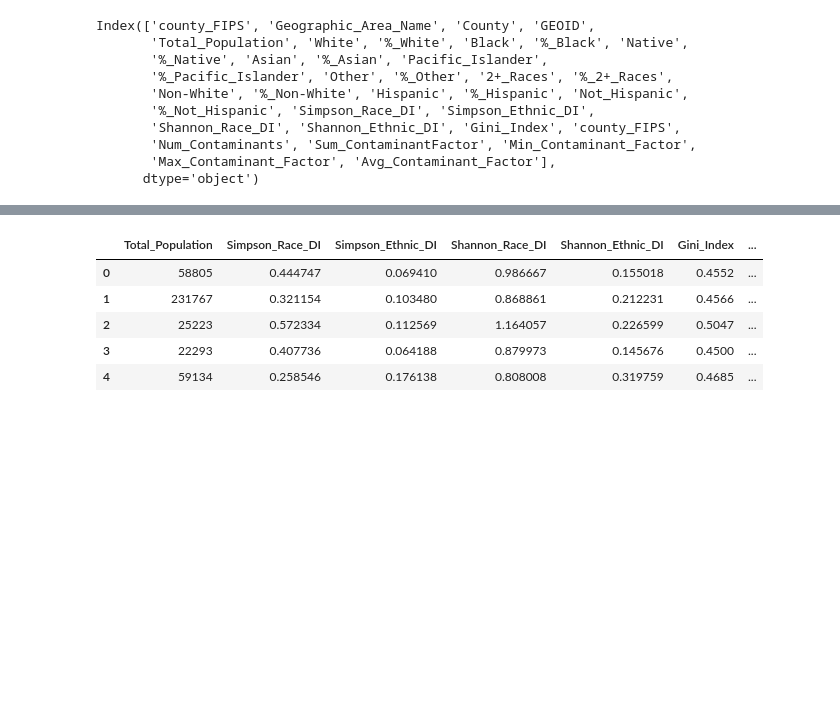
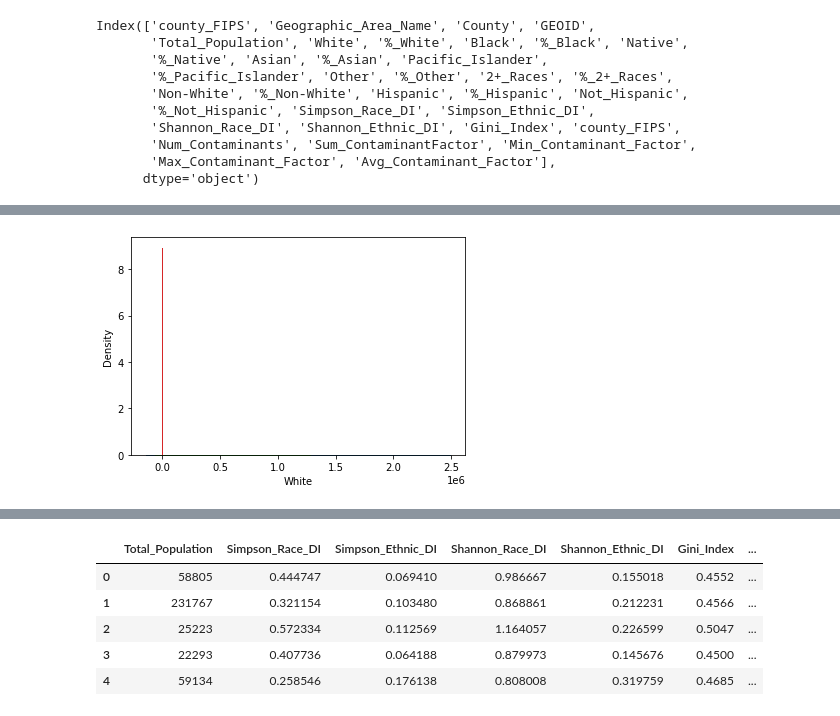
Before and after one commit to jonathantree/Water_Quality_Analysis, a Jupyter notebook: Census_Data_Cleaning/Demographic_Data_EDA.ipynb, the cells around one changed output, grey strips where cells are left out. Drawn from its saved outputs; the diff is of its cells as text; code cells hidden in the pictures; blank space fills up the shorter version.

```diff
--- a/Census_Data_Cleaning/Demographic_Data_EDA.ipynb
+++ b/Census_Data_Cleaning/Demographic_Data_EDA.ipynb
@@ -146,3 +147,13 @@ Index(['county_FIPS', 'Geographic_Area_Name', 'County', 'GEOID',
        'Num_Contaminants', 'Sum_ContaminantFactor', 'Min_Contaminant_Factor',
        'Max_Contaminant_Factor', 'Avg_Contaminant_Factor'],
       dtype='object')
+# %%
+df = df[['county_FIPS', 'Geographic_Area_Name', 'County', 'GEOID',
+       'Total_Population', 'White', '%_White', 'Black', '%_Black', 'Native',
+       '%_Native', 'Asian', '%_Asian', 'Pacific_Islander',
+       '%_Pacific_Islander', 'Other', '%_Other', '2+_Races', '%_2+_Races',
+       'Non-White', '%_Non-White', 'Hispanic', '%_Hispanic', 'Not_Hispanic',
+       '%_Not_Hispanic', 'Simpson_Race_DI', 'Simpson_Ethnic_DI',
+       'Shannon_Race_DI', 'Shannon_Ethnic_DI', 'Gini_Index',
+       'Num_Contaminants', 'Sum_ContaminantFactor', 'Min_Contaminant_Factor',
+       'Max_Contaminant_Factor', 'Avg_Contaminant_Factor']]
@@ -148,0 +173,5 @@ Index(['county_FIPS', 'Geographic_Area_Name', 'County', 'GEOID',
+# %%
+for col_name in df.columns.values[6:10]:
+    sns.kdeplot(data=df[col_name],shade=True)
+# %% [output]
+[figure, added]
```
Also changed, not shown: parts of 3 cells of this notebook, 5 other files.
